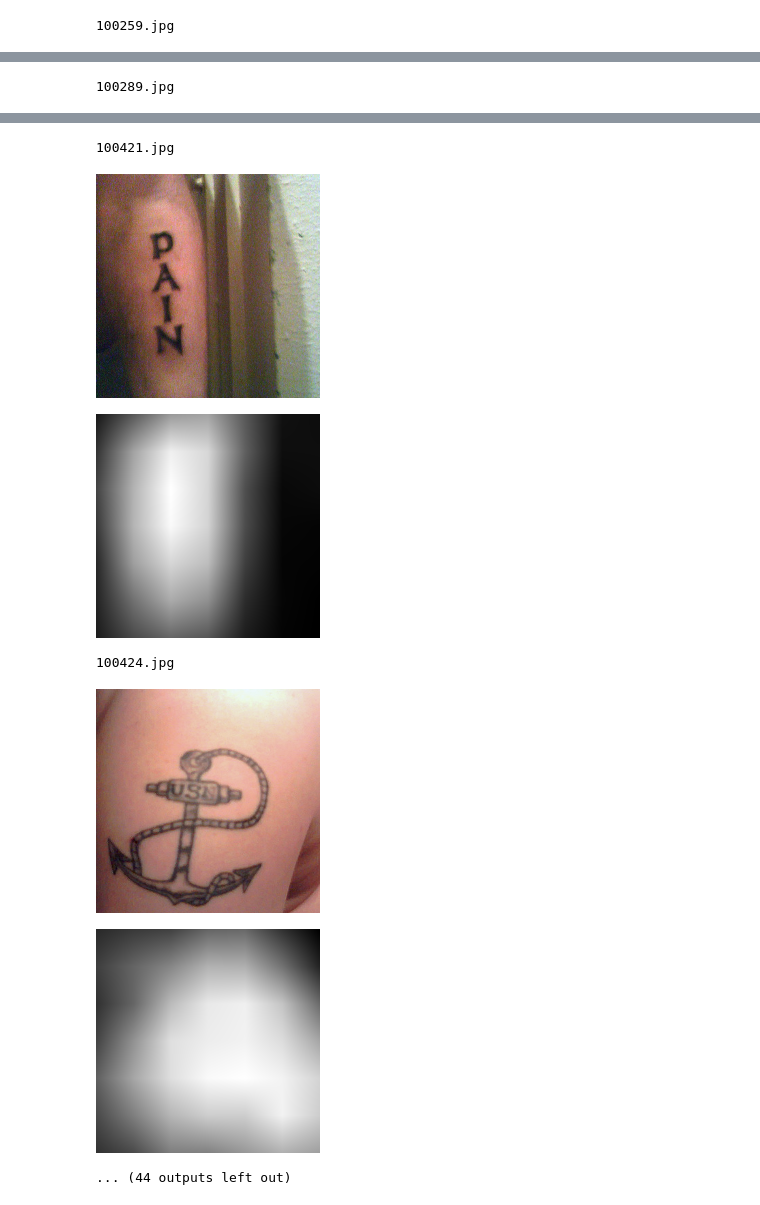
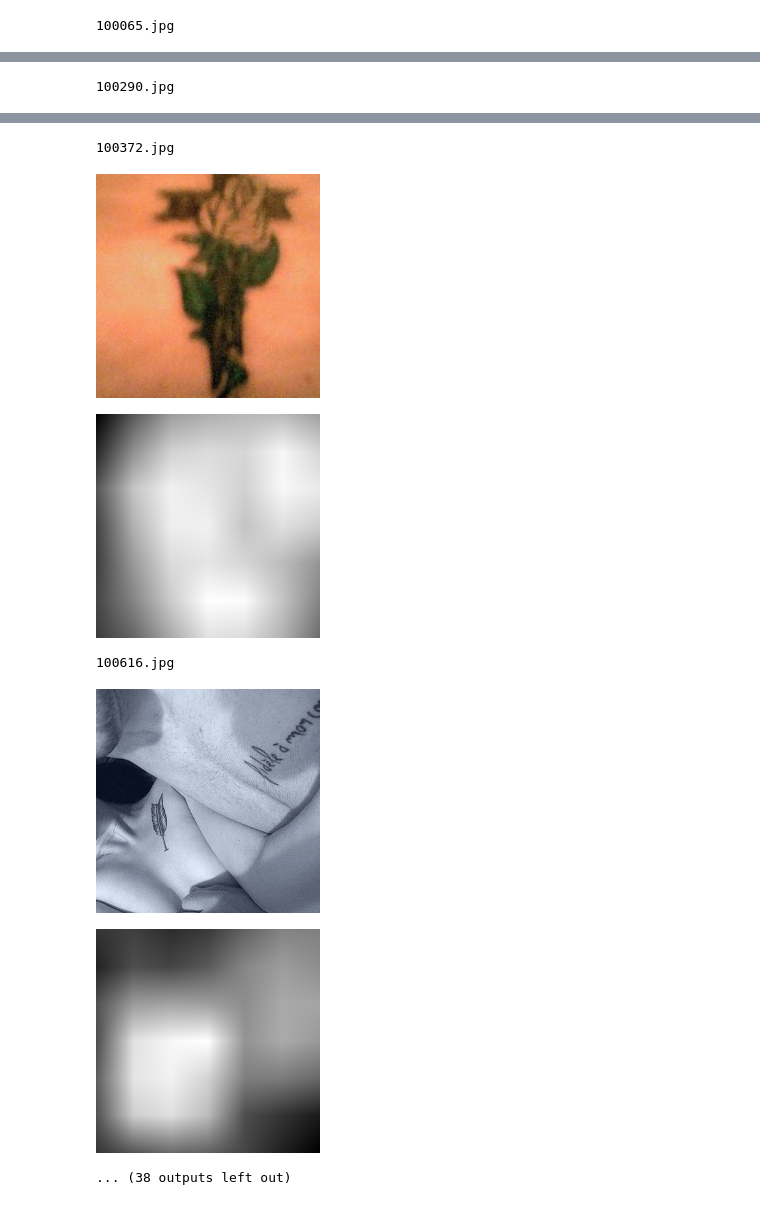
Before and after one commit to cgangEE/cg.fb.resnet.torch, a Jupyter notebook: Show Random Selected Results.ipynb, the cells around one changed output, grey strips where cells are left out. Cells and saved outputs as stored; diff of their text form; code cells hidden in the pictures.

```diff
--- a/Show Random Selected Results.ipynb
+++ b/Show Random Selected Results.ipynb
@@ -6,7 +6,7 @@ require 'cunn'
 require 'image'
 require 'socket'
 
-model = torch.load('checkpointFlickr101_1/model_40.t7'):cuda()
+model = torch.load('checkpointFlickr200_1/model_38.t7'):cuda()
 
 for i=11,9,-1 do
     print(model:remove(i))
@@ -86,4 +86,4 @@ for line in io.lines('flickr/flickr10000_group1.txt') do
 end
 showFeatureMap('./2.jpg')
 # %% [output]
-100259.jpg
+100065.jpg
@@ -92 +92 @@ showFeatureMap('./2.jpg')
-100289.jpg
+100290.jpg
@@ -95,7 +95,7 @@ showFeatureMap('./2.jpg')
-100421.jpg
+100372.jpg
-[figure, old version]
+[figure, new version]
-[figure, old version]
+[figure, new version]
-100424.jpg
+100616.jpg
-[figure, old version]
+[figure, new version]
-[figure, old version]
+[figure, new version]
-... (44 outputs left out)
+... (38 outputs left out)
```
Also changed, not shown: parts of 1 cell of this notebook, 5 other files.
